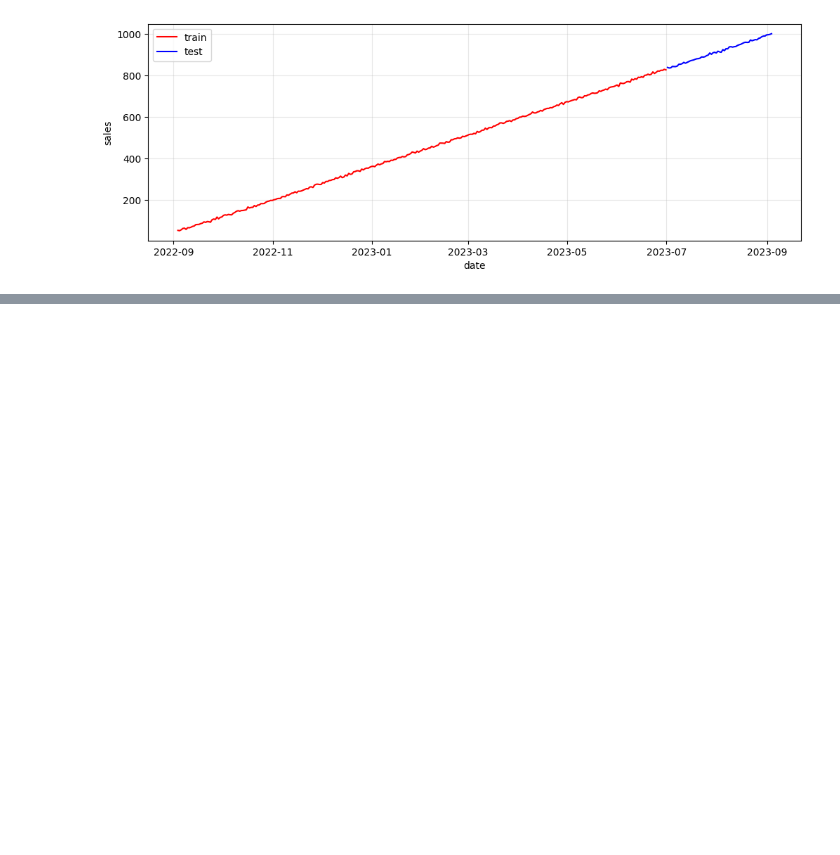
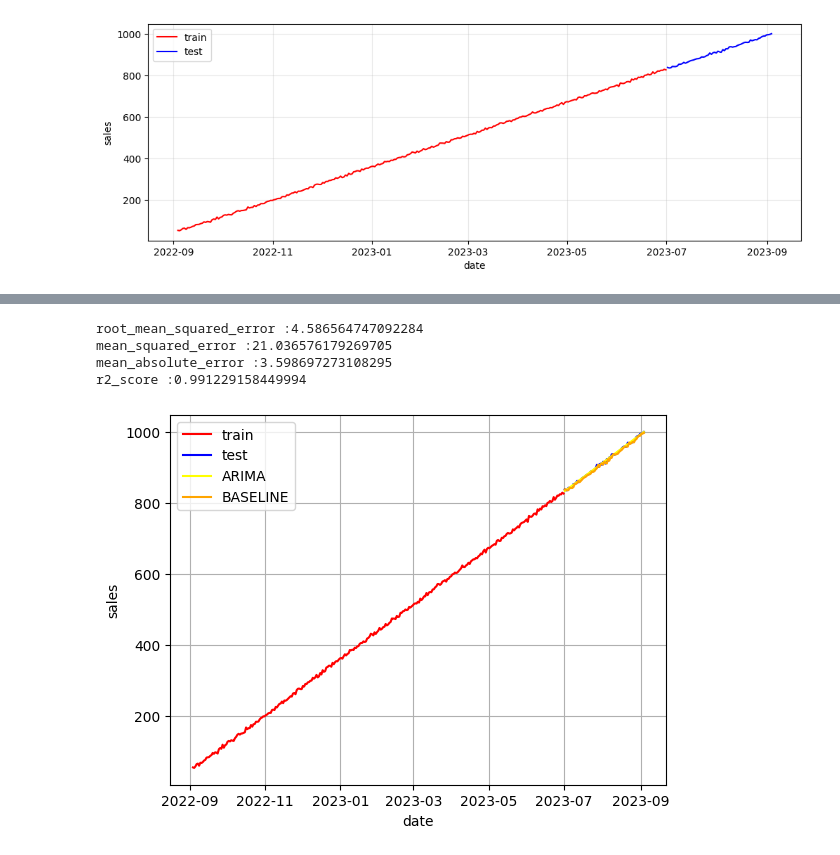
Before and after one commit to 4GeeksAcademy/utku_seyithanoglu_timeseries, a Jupyter notebook: src/explore1.ipynb/explore1.ipynb, the cells around one changed output, grey strips where cells are left out. Saved outputs shown, nothing was run; the diff lists cells and outputs as text; code cells hidden in the pictures; blank space fills up the shorter version.

```diff
--- a/src/explore1.ipynb/explore1.ipynb
+++ b/src/explore1.ipynb/explore1.ipynb
@@ -316,0 +346,2 @@ sns.lineplot(x=testing_set.index,y=arima_predictions,color='yellow')
+# %%
+baseline_y_shift=baseline_y_shift.fillna(baseline_y_shift.iloc[1])
@@ -316,0 +358,19 @@ sns.lineplot(x=testing_set.index,y=arima_predictions,color='yellow')
+# %%
+model_evulation(testing_set,baseline_y_shift)
+# %% [output]
+root_mean_squared_error :4.586564747092284
+mean_squared_error :21.036576179269705
+mean_absolute_error :3.598697273108295
+r2_score :0.991229158449994
+# %%
+#bunu (65,1) i =(65) 1d ye ceviriyo
+baseline_1d = baseline_y_shift.squeeze()
+# %%
+
+sns.lineplot(data=training_set, x=training_set.index, y='sales', label='train', color='red')
+sns.lineplot(data=testing_set,  x=testing_set.index,  y='sales', label='test',  color='blue')
+sns.lineplot(x=testing_set.index,y=arima_predictions,color='yellow',label='ARIMA')
+sns.lineplot(x=testing_set.index,y=baseline_1d ,color='orange',label='BASELINE')
+plt.grid()
+# %% [output]
+[figure, added]
```
Also changed, not shown: parts of 16 cells of this notebook.
